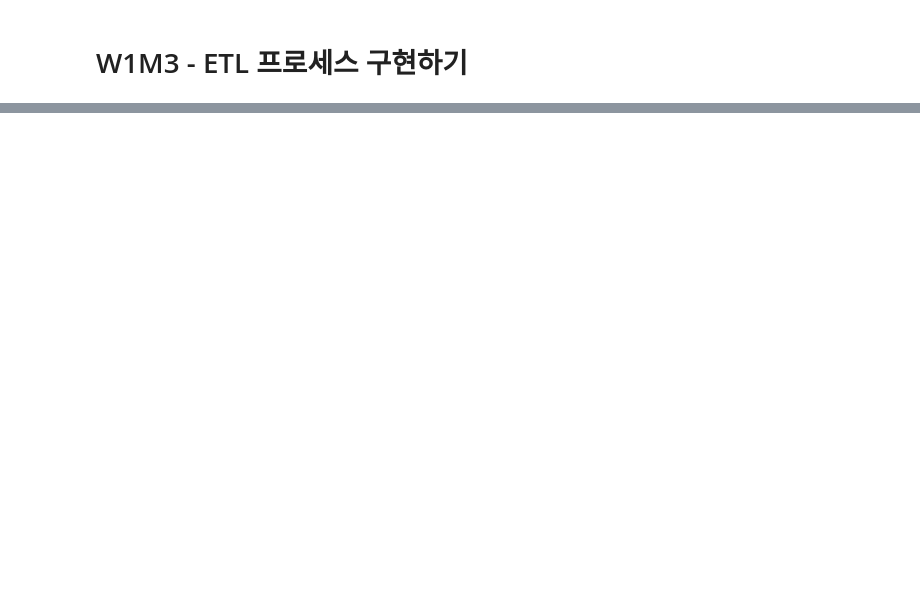
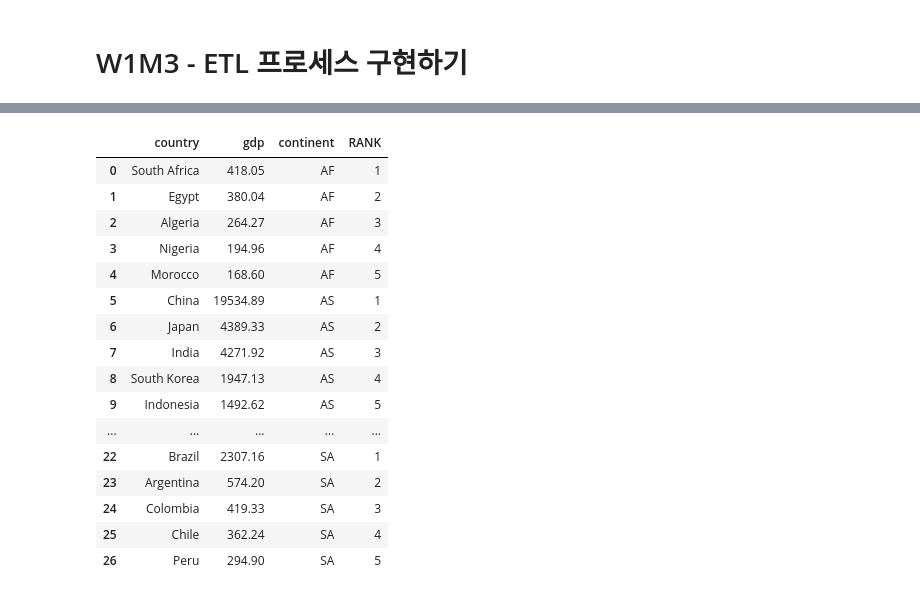
Before and after one commit to woosukYoon/softeer, a Jupyter notebook: 과제/W1M3 - ETL 프로세스 구현하기.ipynb, the cells around one changed output, grey strips where cells are left out. Drawn from its saved outputs; the diff is of its cells as text; code cells hidden in the pictures; blank space fills up the shorter version.

```diff
--- a/과제/W1M3 - ETL 프로세스 구현하기.ipynb
+++ b/과제/W1M3 - ETL 프로세스 구현하기.ipynb
@@ -122,0 +182,5 @@ print(soup.find("table", {"class": 'wikitable'}))
+# %%
+import sqlite3
+
+conn = sqlite3.connect('World_Economies.db')
+df_100B.to_sql('Countries_by_GDP', conn, index = False)
@@ -122,0 +254,25 @@ print(soup.find("table", {"class": 'wikitable'}))
+# %%
+pd.read_sql(
+        """SELECT *
+        FROM (SELECT *, ROW_NUMBER() OVER (PARTITION BY CONTINENT ORDER BY GDP DESC) AS RANK
+        FROM Countries_by_GDP)
+        WHERE RANK <= 5
+        """, conn)
+# %% [output]
+|  | country | gdp | continent | RANK |
+| 0 | South Africa | 418.05 | AF | 1 |
+| 1 | Egypt | 380.04 | AF | 2 |
+| 2 | Algeria | 264.27 | AF | 3 |
+| 3 | Nigeria | 194.96 | AF | 4 |
+| 4 | Morocco | 168.60 | AF | 5 |
+| 5 | China | 19534.89 | AS | 1 |
+| 6 | Japan | 4389.33 | AS | 2 |
+| 7 | India | 4271.92 | AS | 3 |
+| 8 | South Korea | 1947.13 | AS | 4 |
+| 9 | Indonesia | 1492.62 | AS | 5 |
+| ... | ... | ... | ... | ... |
+| 22 | Brazil | 2307.16 | SA | 1 |
+| 23 | Argentina | 574.20 | SA | 2 |
+| 24 | Colombia | 419.33 | SA | 3 |
+| 25 | Chile | 362.24 | SA | 4 |
+| 26 | Peru | 294.90 | SA | 5 |
```
Also changed, not shown: parts of 24 cells of this notebook, 3 other files.
